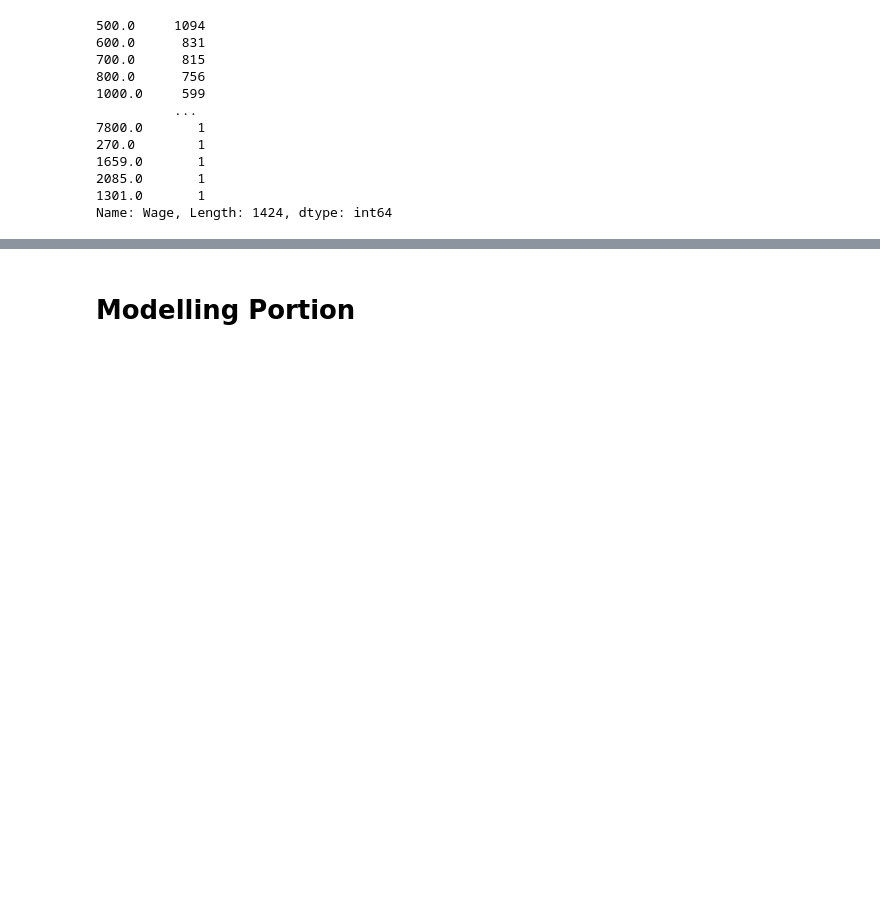
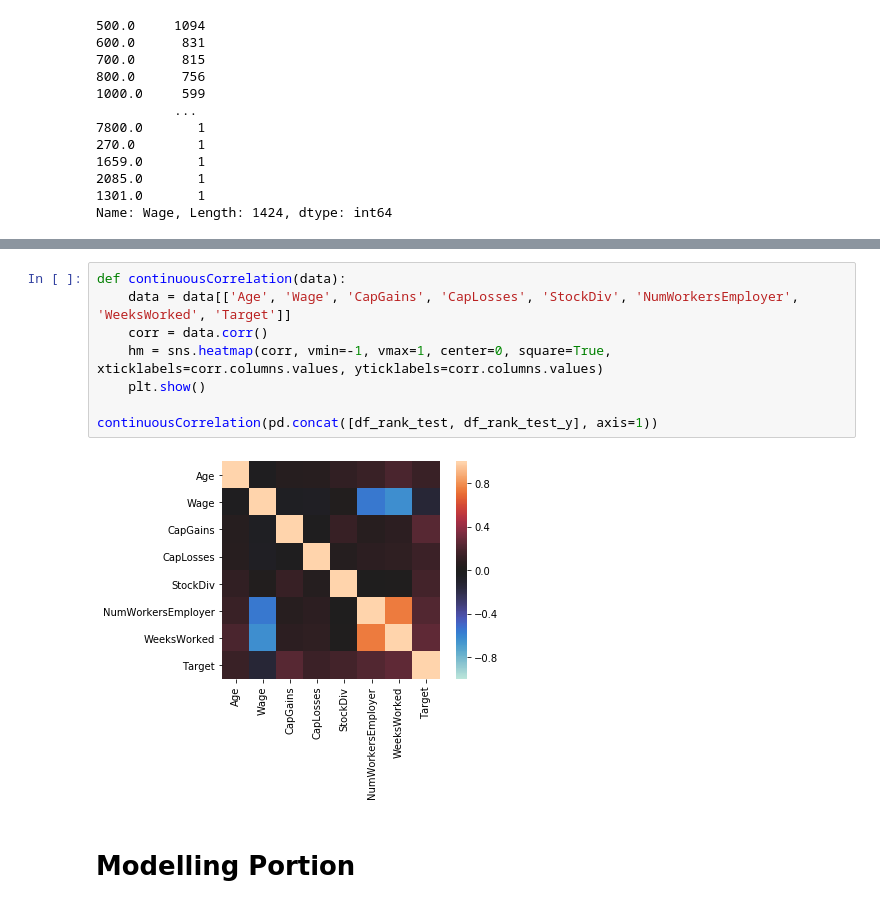
Before and after one commit to shaunmalti/Dataiku_Problem_2, a Jupyter notebook: Notebook.ipynb, the cells around one changed output, grey strips where cells are left out. Cells and saved outputs as stored; diff of their text form; blank space fills up the shorter version.

```diff
--- a/Notebook.ipynb
+++ b/Notebook.ipynb
@@ -733,3 +894,13 @@ Early stopping, best iteration is:
+# %%
+def continuousCorrelation(data):
+    data = data[['Age', 'Wage', 'CapGains', 'CapLosses', 'StockDiv', 'NumWorkersEmployer', 'WeeksWorked', 'Target']]
+    corr = data.corr()
+    hm = sns.heatmap(corr, vmin=-1, vmax=1, center=0, square=True, xticklabels=corr.columns.values, yticklabels=corr.columns.values)
+    plt.show()
+
+continuousCorrelation(pd.concat([df_rank_test, df_rank_test_y], axis=1))
+# %% [output]
+[figure, added]
 # %% [markdown]
 # Modelling Portion
 # %%
```
Also changed, not shown: parts of 21 cells of this notebook.
